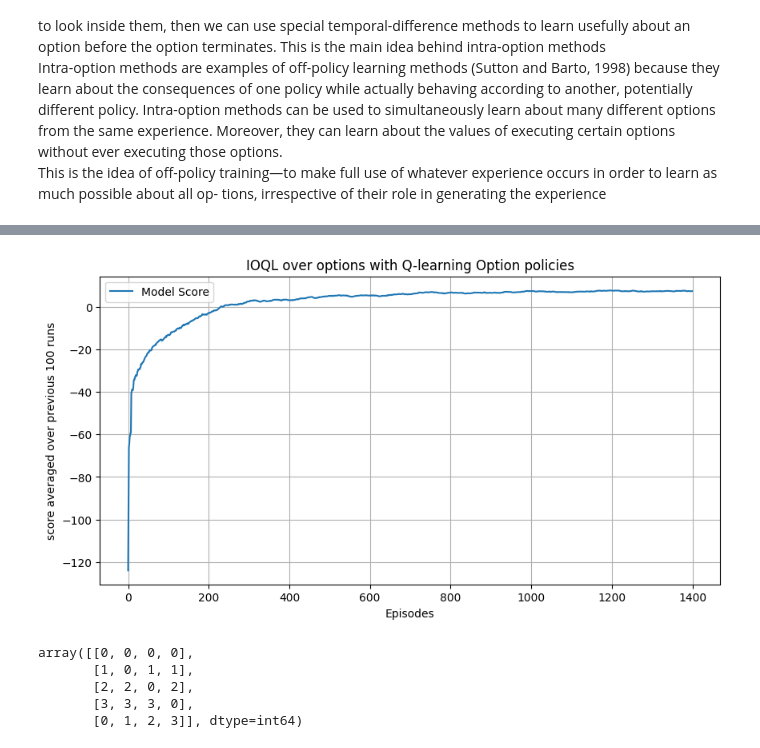
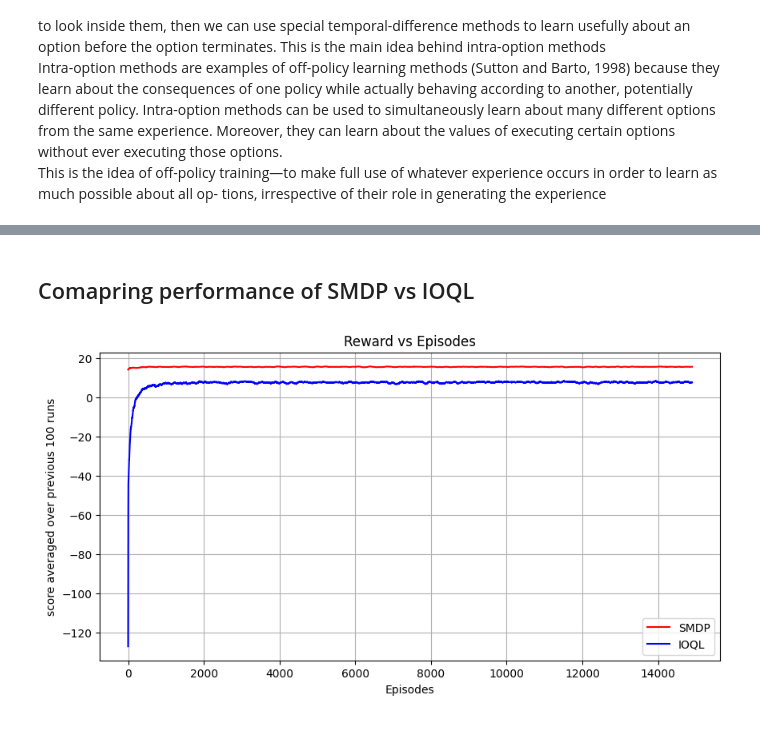
Before and after one commit to Akranth3/CS6700-IITM, a Jupyter notebook: Assignment 3/model.ipynb, the cells around one changed output, grey strips where cells are left out. Cells and saved outputs as stored; diff of their text form; code cells hidden in the pictures.

```diff
--- a/Assignment 3/model.ipynb
+++ b/Assignment 3/model.ipynb
@@ -9,6 +11,9 @@ import tqdm
 
 GAMMA = 0.9
 ALPHA = 0.1
+num_passengers_states = 5
+num_destinations = 4
+locations = {0:[0,0], 1:[0,4], 2:[4,0], 3:[4,3]}
 # %%
 # testing the environment
 
@@ -33,17 +38,6 @@ Environment description<br>
 Whole action set:<br>
     - 6 primitive actions: 0 - 5<br>
     - move taxi to each of the 4 destinations [options]: 6 - 9<br>
-# %%
-
-rewards = []
-num_episodes = 1500
-n_options = 4
-
-# a dictionary to store the locations of the 4 options
-locations = {0:[0,0], 1:[0,4], 2:[4,0], 3:[4,3]}
-
-# a dictionary of Q-value for each option
-Q = {i:np.zeros((env.observation_space.n//20,env.action_space.n-2)) for i in range(n_options)} #Q-values for each option
 # %%
 def epsilon_greedy_policy(Q, state, epsilon):
     '''Epsilon greedy policy,
@@ -161,0 +158,2 @@ plt.savefig("Plots/SMDP/learned_Q_values.png")
+# %%
+Q_SMDP, Q_for_options, rewards_SMDP = Learning(Option, 15000, 4)
@@ -285,0 +337,2 @@ for i in tqdm.tqdm(range(Neps)):
+# %%
+Q_IOQL, Q_for_options_IOQL, rewards_IOQL = learn_intra_option(Option, num_episodes=15000)
@@ -286,20 +345,17 @@ for i in tqdm.tqdm(range(Neps)):
+# %% [markdown]
+## Comapring performance of SMDP vs IOQL
 # %%
 plt.figure(figsize = (10,5))
-avg_rews = [np.average(rewards[i:i+100]) for i in range(len(rewards)-100)]
-plt.plot(avg_rews,label = 'Model Score')
+avg_rews1 = [np.average(rewards_SMDP[i:i+100]) for i in range(len(rewards_SMDP)-100)]
+plt.plot(avg_rews1,label = 'SMDP', color = 'red')
+avg_rews2 = [np.average(rewards_IOQL[i:i+100]) for i in range(len(rewards_IOQL)-100)]
+plt.plot(avg_rews2,label = 'IOQL', color = 'blue')
+# plt.plot([9.7 for i in range(len(avg_rews1))],label = 'Solved line')
 plt.xlabel('Episodes')
 plt.ylabel('score averaged over previous 100 runs')
-plt.title('IOQL over options with Q-learning Option policies')
+plt.grid()
+plt.title('Reward vs Episodes')
 plt.legend()
-plt.grid()
-plt.savefig("Plots/IOQL/reward_vs_episodes.png")
+plt.show()
 # %% [output]
-[figure, old version]
+[figure, new version]
-# %%
-Qmax_IOQL
-# %% [output]
-array([[0, 0, 0, 0],
-       [1, 0, 1, 1],
-       [2, 2, 0, 2],
-       [3, 3, 3, 0],
-       [0, 1, 2, 3]], dtype=int64)
```
Also changed, not shown: parts of 16 cells of this notebook, 6 other files.
